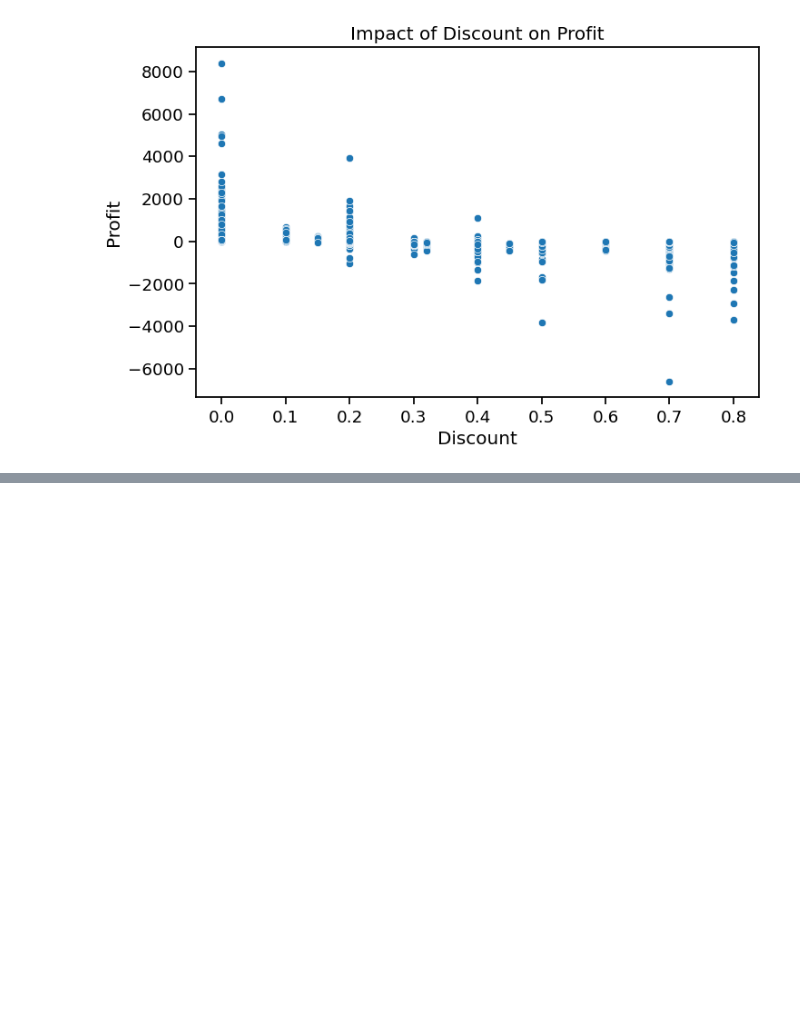
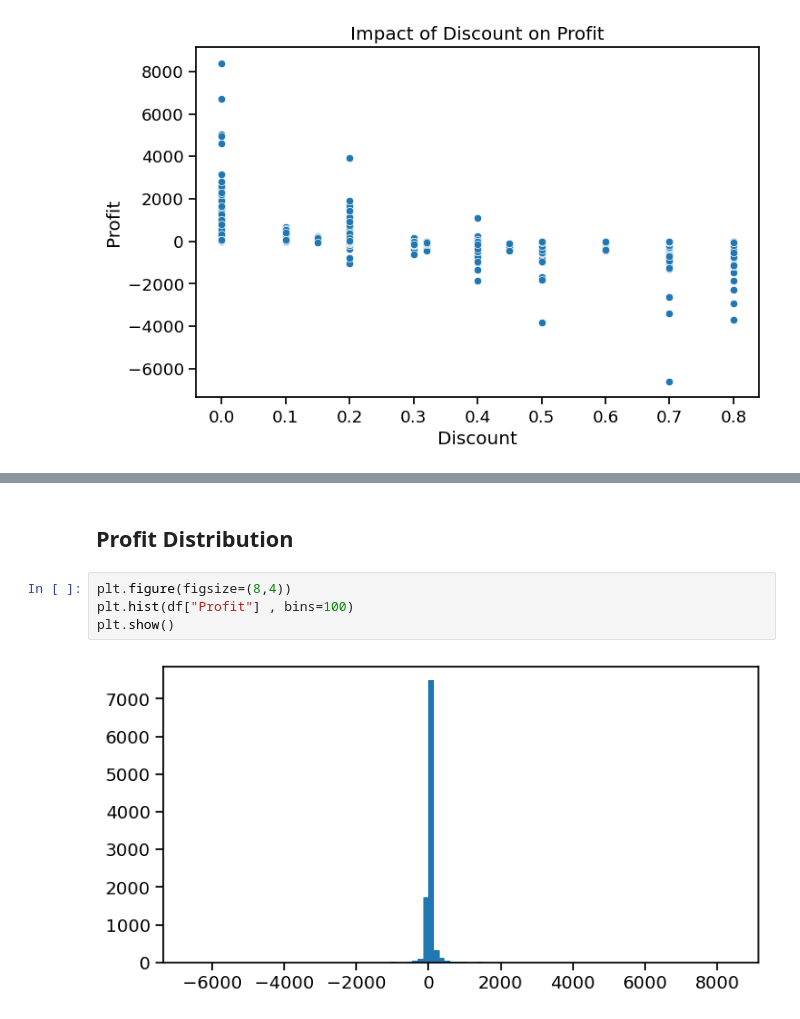
Before and after one commit to ar3haa/Data-Analysis-For-Superstore-Dataset, a Jupyter notebook: dat_analysis_superstore_dataset.ipynb, the cells around one changed output, grey strips where cells are left out. Drawn from its saved outputs; the diff is of its cells as text; blank space fills up the shorter version.

```diff
--- a/dat_analysis_superstore_dataset.ipynb
+++ b/dat_analysis_superstore_dataset.ipynb
@@ -296,0 +317,8 @@ plt.show()
+# %% [markdown]
+## Profit Distribution
+# %%
+plt.figure(figsize=(8,4))
+plt.hist(df["Profit"] , bins=100)
+plt.show()
+# %% [output]
+[figure, added]
```
Also changed, not shown: parts of 16 cells of this notebook.
